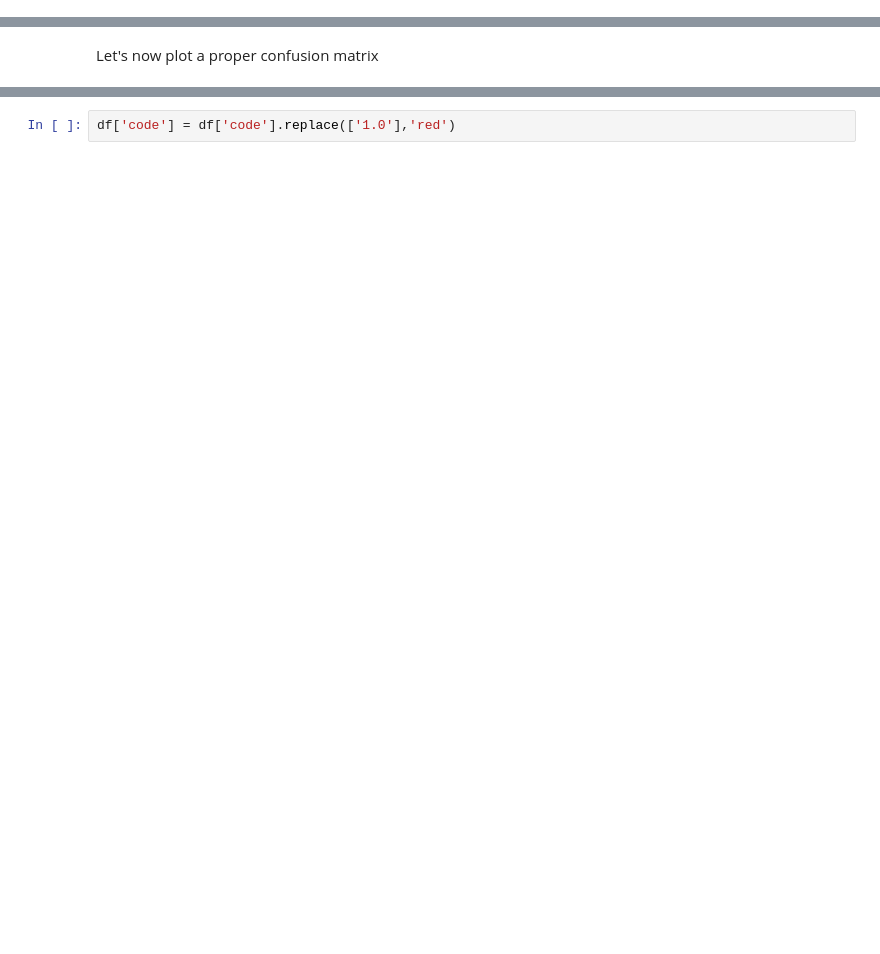
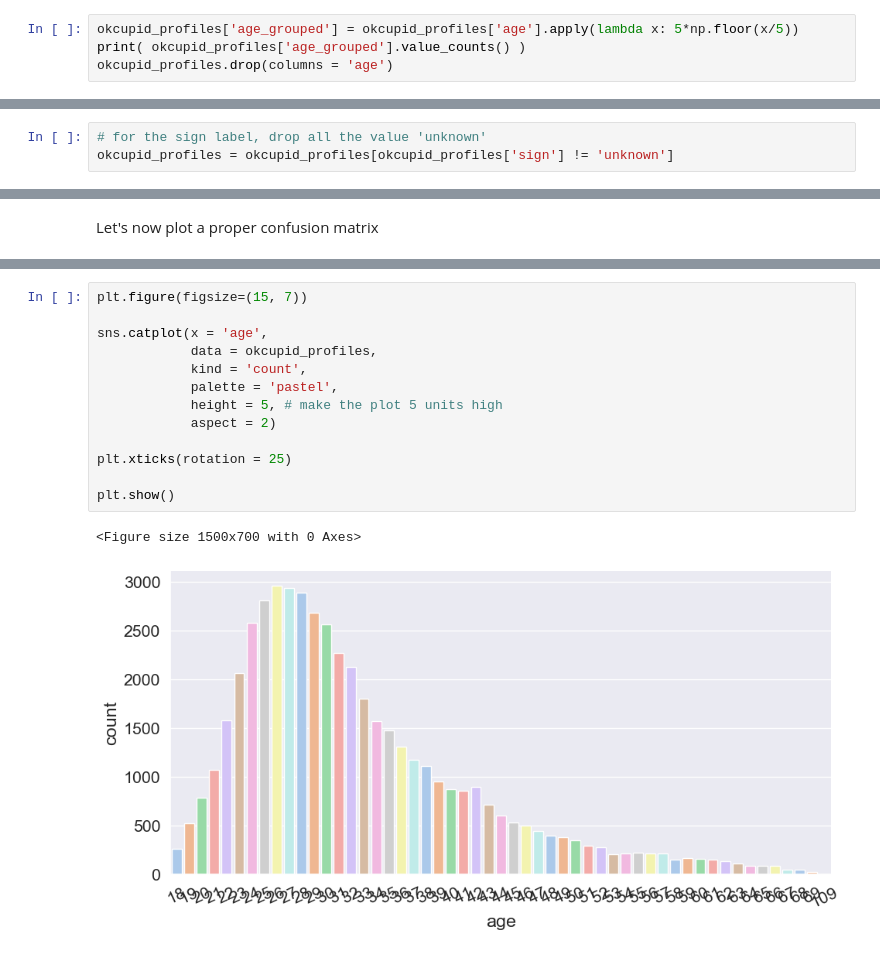
Before and after one commit to HR-Machine-Learning/HR_ML_Project1, a Jupyter notebook: src/03 Random Forest.ipynb, the cells around one changed output, grey strips where cells are left out. Cells and saved outputs as stored; diff of their text form; blank space fills up the shorter version.

```diff
--- a/src/03 Random Forest.ipynb
+++ b/src/03 Random Forest.ipynb
@@ -48,0 +78,4 @@ for element in okcupid_profiles.columns:
+# %%
+okcupid_profiles['age_grouped'] = okcupid_profiles['age'].apply(lambda x: 5*np.floor(x/5))
+print( okcupid_profiles['age_grouped'].value_counts() )
+okcupid_profiles.drop(columns = 'age')
@@ -248,2 +418,5 @@ print(okcupid_profiles.isna().sum())
 # %% [markdown]
 ## Encoding the data
+# %%
+# for the sign label, drop all the value 'unknown'
+okcupid_profiles = okcupid_profiles[okcupid_profiles['sign'] != 'unknown']
@@ -320,2 +529,16 @@ plt.show()
-# %%
-df['code'] = df['code'].replace(['1.0'],'red')
+# %%
+plt.figure(figsize=(15, 7))
+
+sns.catplot(x = 'age',
+            data = okcupid_profiles,
+            kind = 'count',
+            palette = 'pastel',
+            height = 5, # make the plot 5 units high
+            aspect = 2)
+
+plt.xticks(rotation = 25)
+
+plt.show()
+# %% [output]
+<Figure size 1500x700 with 0 Axes>
+[figure, added]
```
Also changed, not shown: parts of 22 cells of this notebook.
